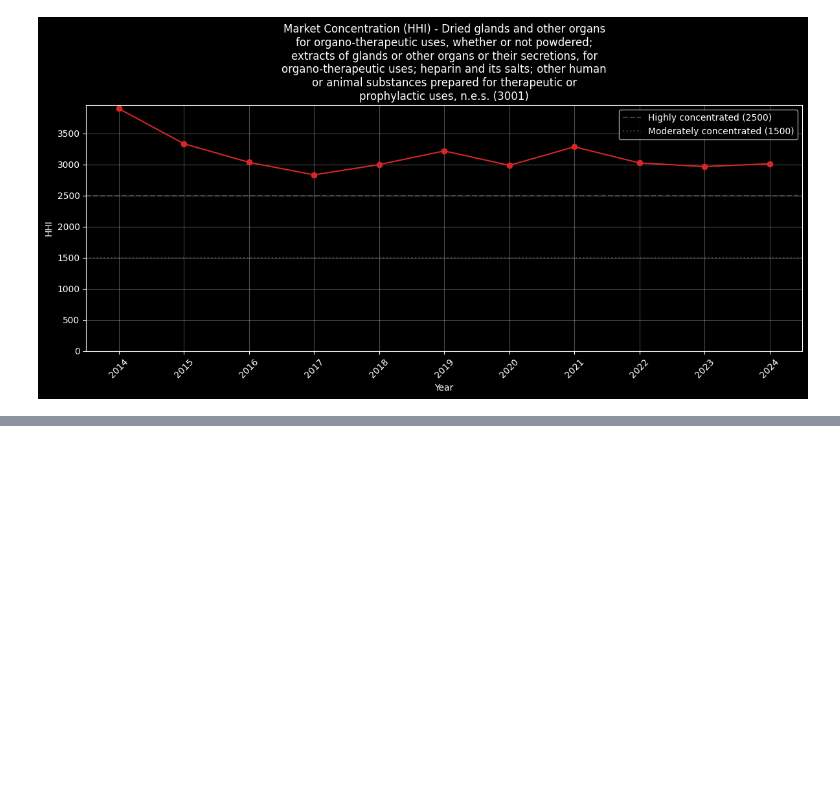
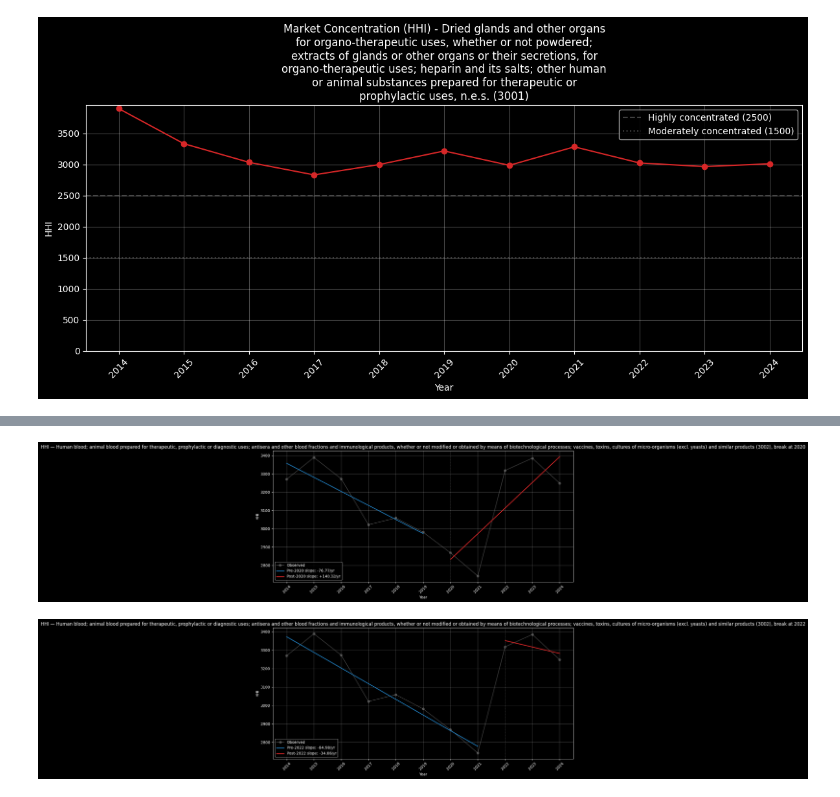
Before and after one commit to Almaroo/hs_codes_analysis, a Jupyter notebook: analyze_hs_30.ipynb, the cells around one changed output, grey strips where cells are left out. Saved outputs shown, nothing was run; the diff lists cells and outputs as text; code cells hidden in the pictures; blank space fills up the shorter version.

```diff
--- a/analyze_hs_30.ipynb
+++ b/analyze_hs_30.ipynb
@@ -121,0 +208,22 @@ plot_hhi_over_time(hhi, code, product_name=name)
+# %%
+# Segmented trend for HHI of the same product
+hhi_data = hhi.filter(pl.col("product_code") == example_code).sort("time_period")
+
+plot_segmented_trend(
+    years=hhi_data["time_period"].to_list(),
+    values=hhi_data["hhi"].to_list(),
+    cutoff_year=2020,
+    title=f"HHI — {product_name} ({example_code}), break at 2020",
+    ylabel="HHI",
+)
+
+plot_segmented_trend(
+    years=hhi_data["time_period"].to_list(),
+    values=hhi_data["hhi"].to_list(),
+    cutoff_year=2022,
+    title=f"HHI — {product_name} ({example_code}), break at 2022",
+    ylabel="HHI",
+)
+# %% [output]
+[figure, added]
+[figure, added]
```
Also changed, not shown: parts of 16 cells of this notebook, 3 other files.
